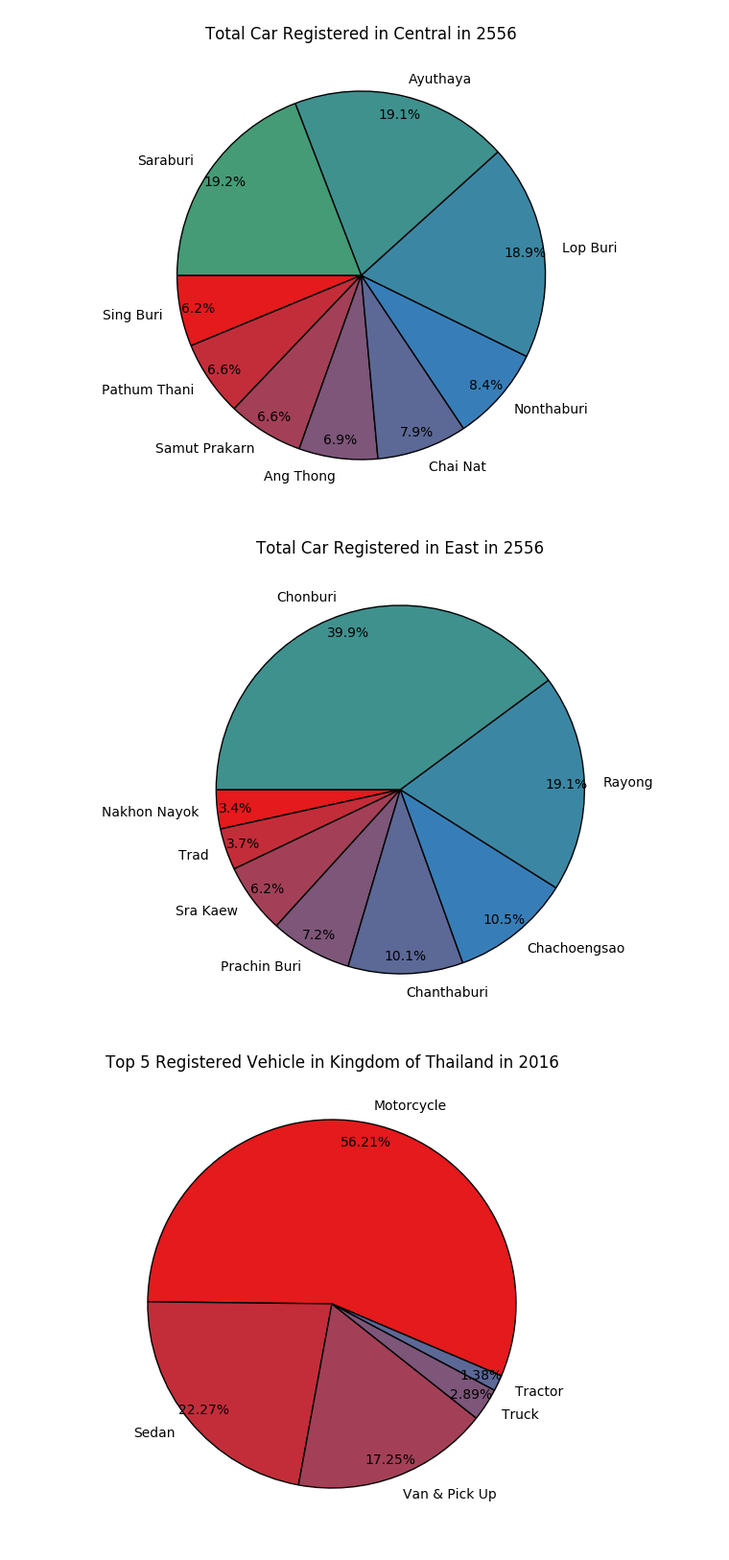
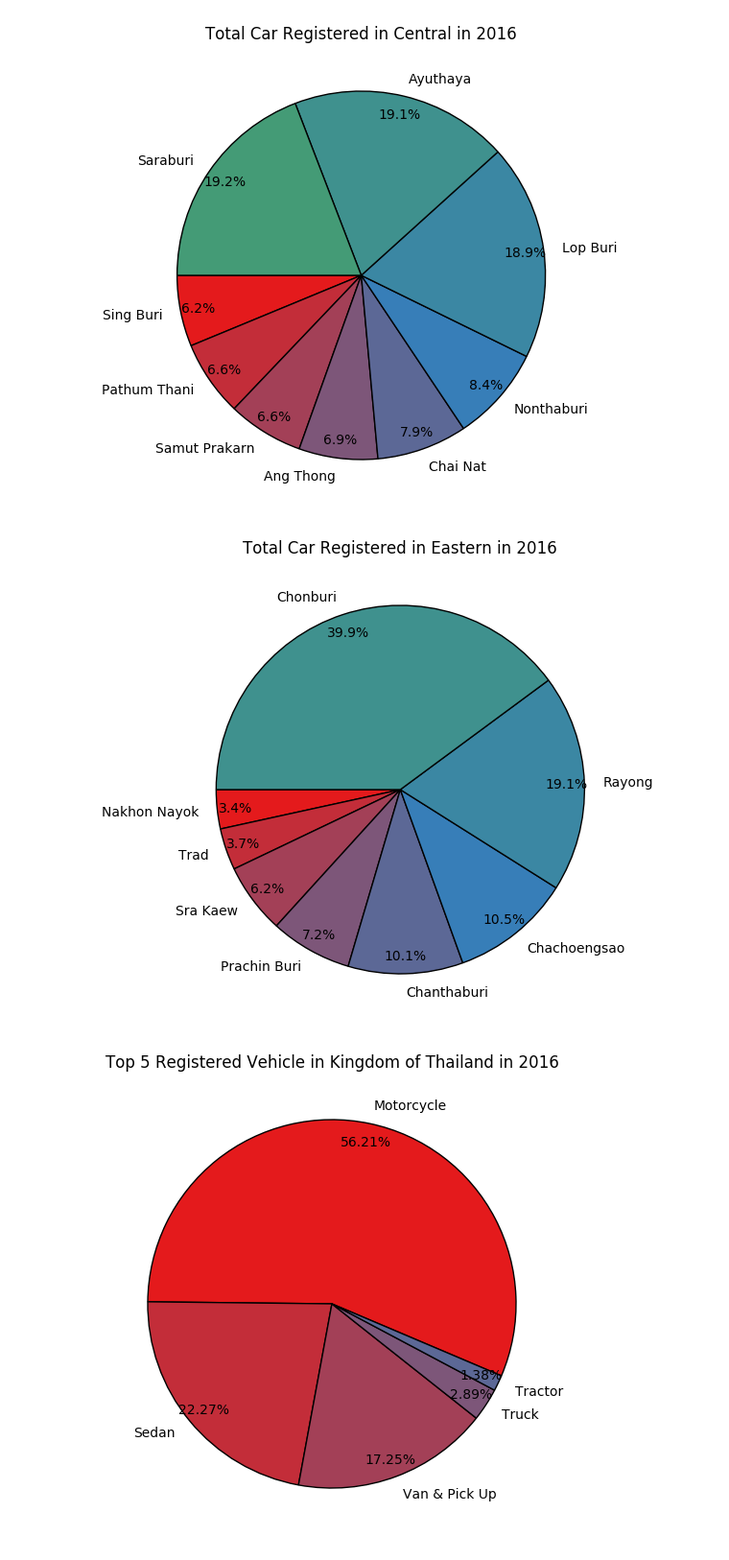
Before and after one commit to sagelga/psit-project, a Jupyter notebook: Total Car - N E NE W S C Reg (Pie Chart).ipynb, the cells around one changed output. Shown at 96% size. Drawn from its saved outputs; the diff is of its cells as text; code cells hidden in the pictures.

```diff
--- a/Total Car - N E NE W S C Reg (Pie Chart).ipynb
+++ b/Total Car - N E NE W S C Reg (Pie Chart).ipynb
@@ -14,7 +14,7 @@ def total_east_pie_chart():
     cs=cm.Set1(np.arange(40)/40.)
     explode = (0.2, 0.175, 0.15, 0.125, 0.1, 0.075, 0.05, 0.025, 0, 0, 0, 0, 0, 0, 0, 0, 0, 0, 0, 0)
     pie(fracs, labels=labels, autopct='%1.1f%%',shadow=False, explode=explode, startangle=180, colors=cs, pctdistance=.9)
-    title('Total Car Registered in North Eastern in 2556')
+    title('Total Car Registered in North Eastern in 2016')
     show()
 total_east_pie_chart()
 # %% [output]
@@ -143,23 +143,23 @@ total_center_pie_chart()
 # %%
 """
 Pie chart by the total registering cars.
 """
 from pylab import *
 from matplotlib import cm
 def total_east_pie_chart():
     # make a square figure and axes
     figure(1, figsize=(6,6))
     ax = axes([0.1, 0.1, 0.8, 0.8])
     # The slices will be ordered and plotted counter-clockwise.
     labels = 'Nakhon Nayok', 'Trad', 'Sra Kaew', 'Prachin Buri', 'Chanthaburi', 'Chachoengsao', 'Rayong','Chonburi'
     fracs = [123291,131348,221598,257792,362162,378693,685357,1432816]
     cs=cm.Set1(np.arange(40)/40.)
     pie(fracs, labels=labels, autopct='%1.1f%%', shadow=False, startangle=180, colors=cs, pctdistance=.9)
-    title('Total Car Registered in East in 2556')
+    title('Total Car Registered in Eastern in 2016')
     show()
 total_east_pie_chart()
 # %% [output]
-[figure, old version]
+[figure, new version]
 # %%
 """
 Pie chart by the total registering cars.
```
Also changed, not shown: parts of 5 cells of this notebook, 7 other files.
